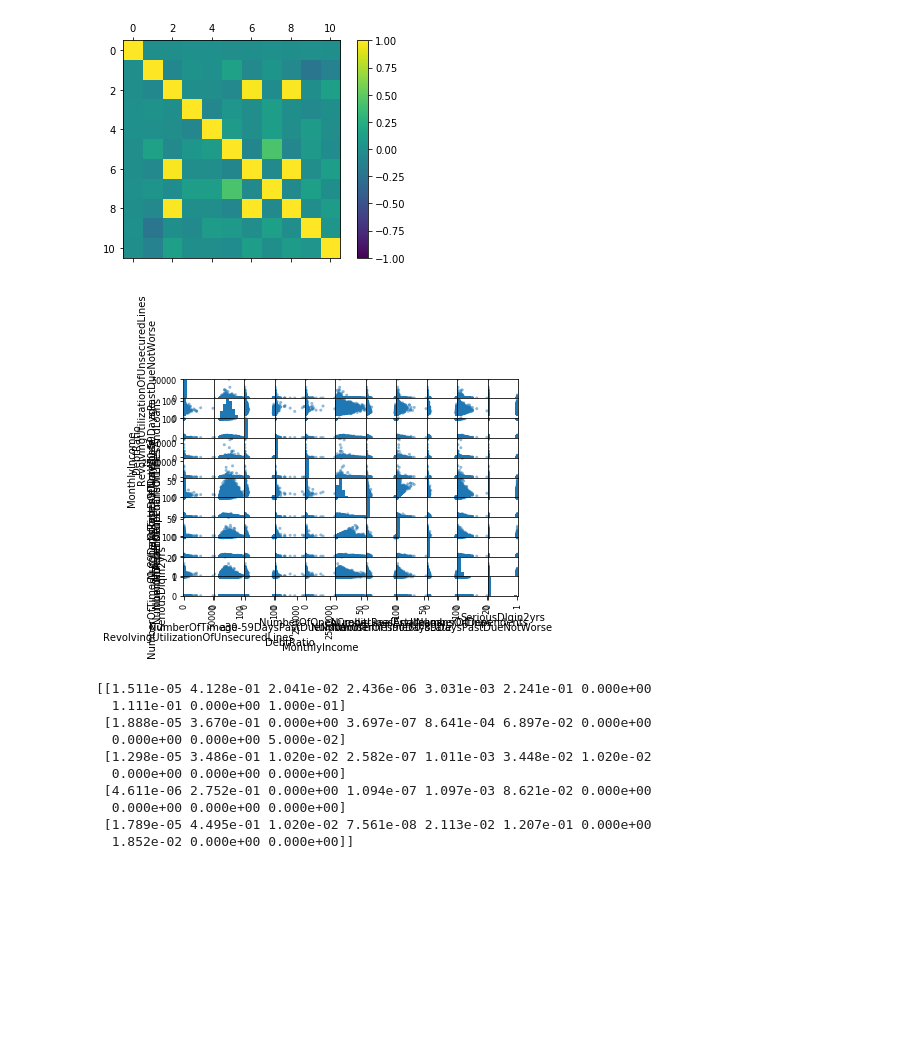
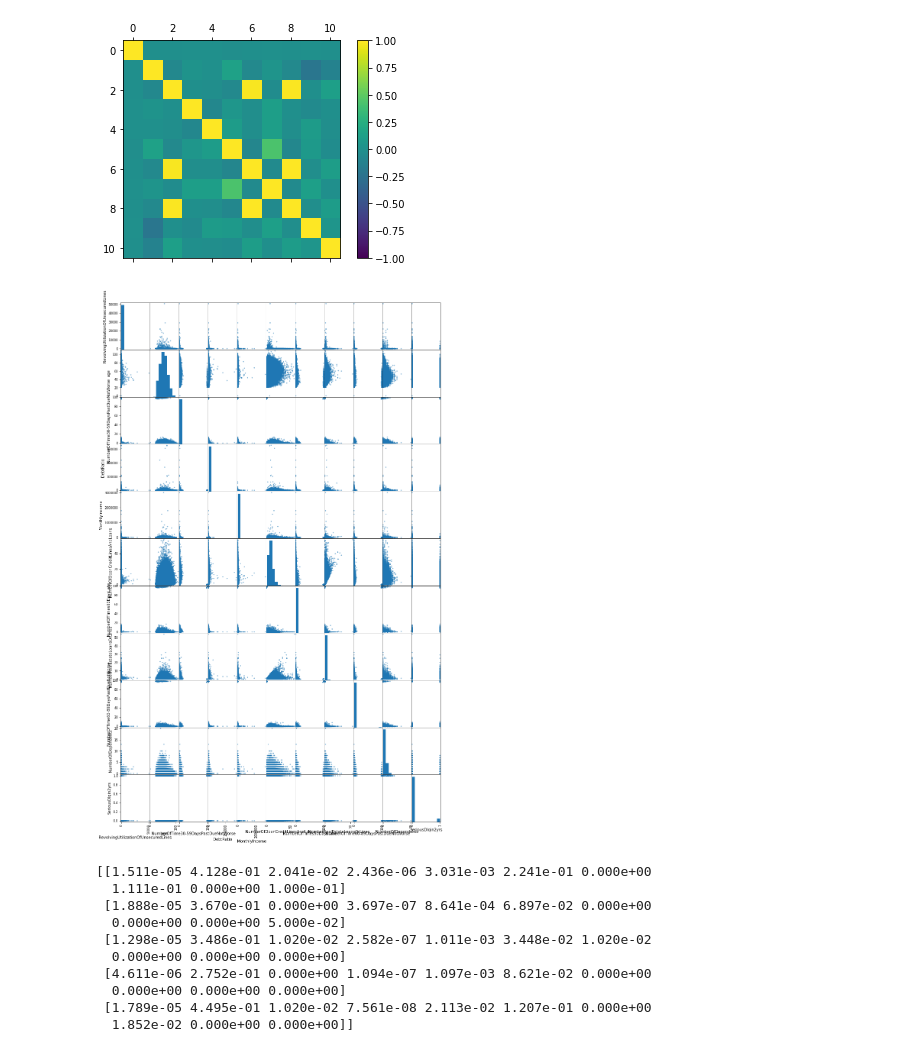
Before and after one commit to Simplon-IA-Bdx-1/give-me-some-credit-Beatrix84, a Jupyter notebook: Exercise_book_ML_python_credit.ipynb, the cells around one changed output. Saved outputs shown, nothing was run; the diff lists cells and outputs as text; code cells hidden in the pictures; blank space fills up the shorter version.

```diff
--- a/Exercise_book_ML_python_credit.ipynb
+++ b/Exercise_book_ML_python_credit.ipynb
@@ -217,12 +218,12 @@ pyplot.show()
 # %%
 # Scatterplot Matrix
 from matplotlib import pyplot
 from pandas.plotting import scatter_matrix
 
-scatter_matrix(data)
+scatter_matrix(data, figsize=(15, 25))
 pyplot.show()
 # %% [output]
-[figure, old version]
+[figure, new version]
 # %%
 # Rescale data (between 0 and 1)
 
```
Also changed, not shown: parts of 3 cells of this notebook.
